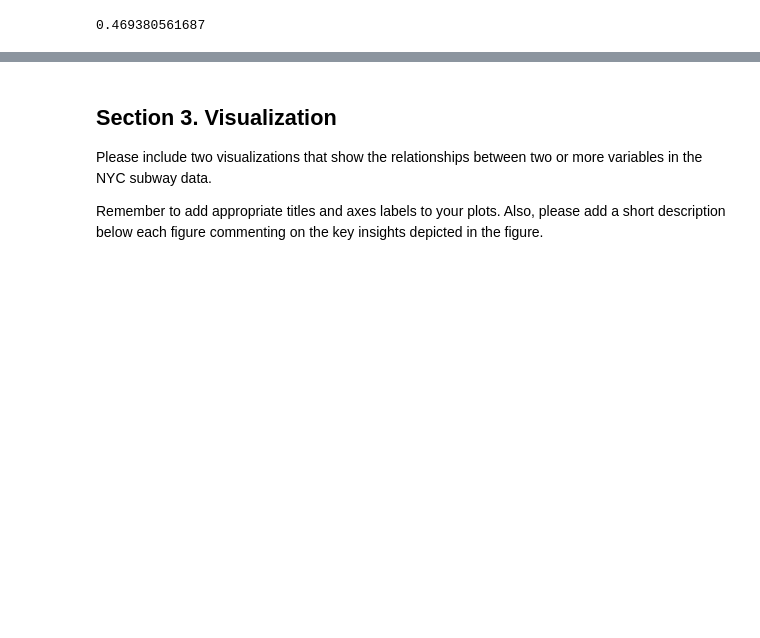
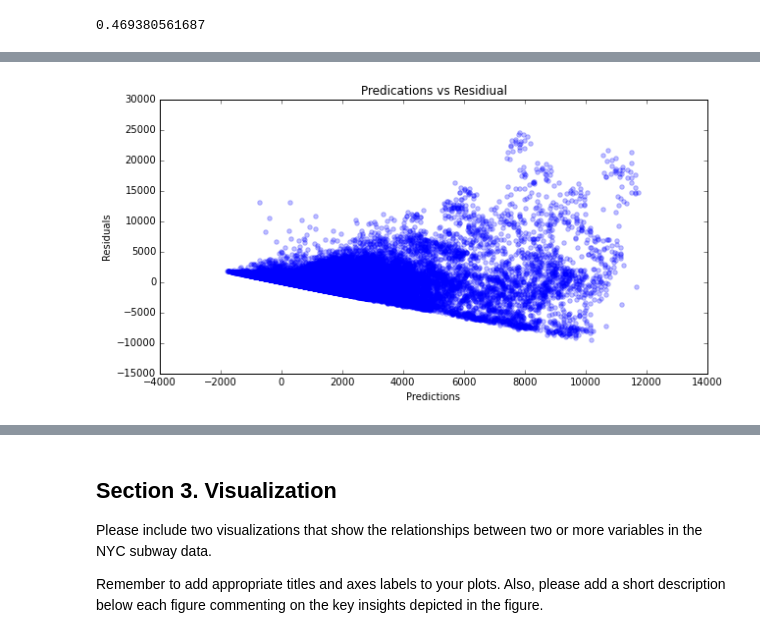
Before and after one commit to craignicholson/P2-1, a Jupyter notebook: Data_Analyst_ND_Project2.ipynb, the cells around one changed output, grey strips where cells are left out. Cells and saved outputs as stored; diff of their text form; code cells hidden in the pictures; blank space fills up the shorter version.

Commit message:
working on final submission and reviewing answers for linear regressions and interpretations"

```diff
--- a/Data_Analyst_ND_Project2.ipynb
+++ b/Data_Analyst_ND_Project2.ipynb
@@ -543,0 +587,16 @@ No.  OLS
+# %%
+'''
+http://docs.statwing.com/interpreting-residual-plots-to-improve-your-regression/
+'''
+# create a dataframe of the actual, predications and residuals
+pd.options.mode.chained_assignment = None
+comparison = df[['UNIT', 'datetime','ENTRIESn_hourly' ]]
+comparison['predictions'] = predictions
+comparison['residuals'] = comparison['ENTRIESn_hourly'] - comparison['predictions']
+a = plt.scatter(x=comparison['predictions'], y=comparison['residuals'], color='blue', alpha=0.25)
+plt.xlabel("Predictions")
+plt.ylabel("Residuals")
+plt.title("Predications vs Residiual")
+plt.legend()
+# %% [output]
+[figure, added]
```
Also changed, not shown: parts of 31 cells of this notebook.
